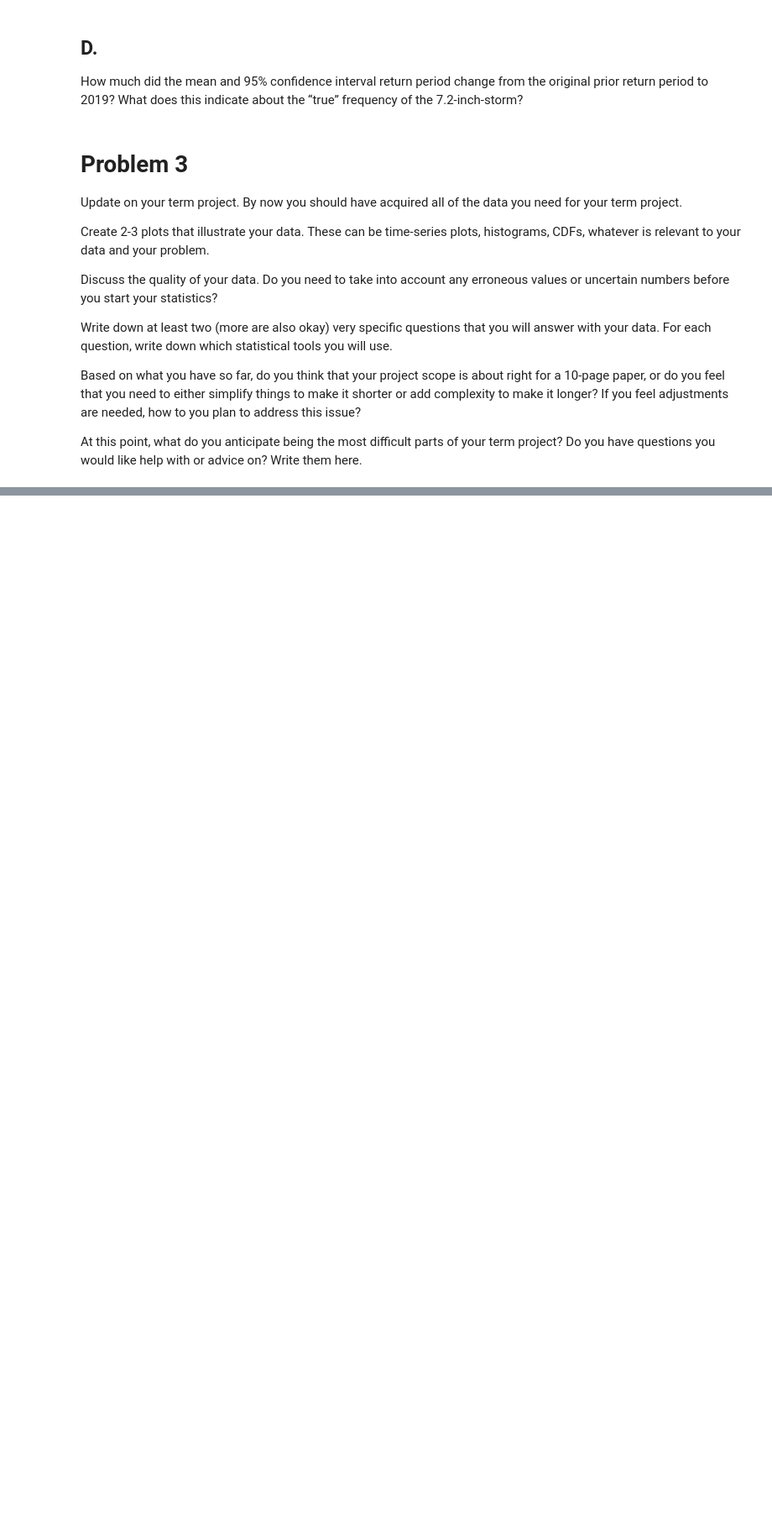
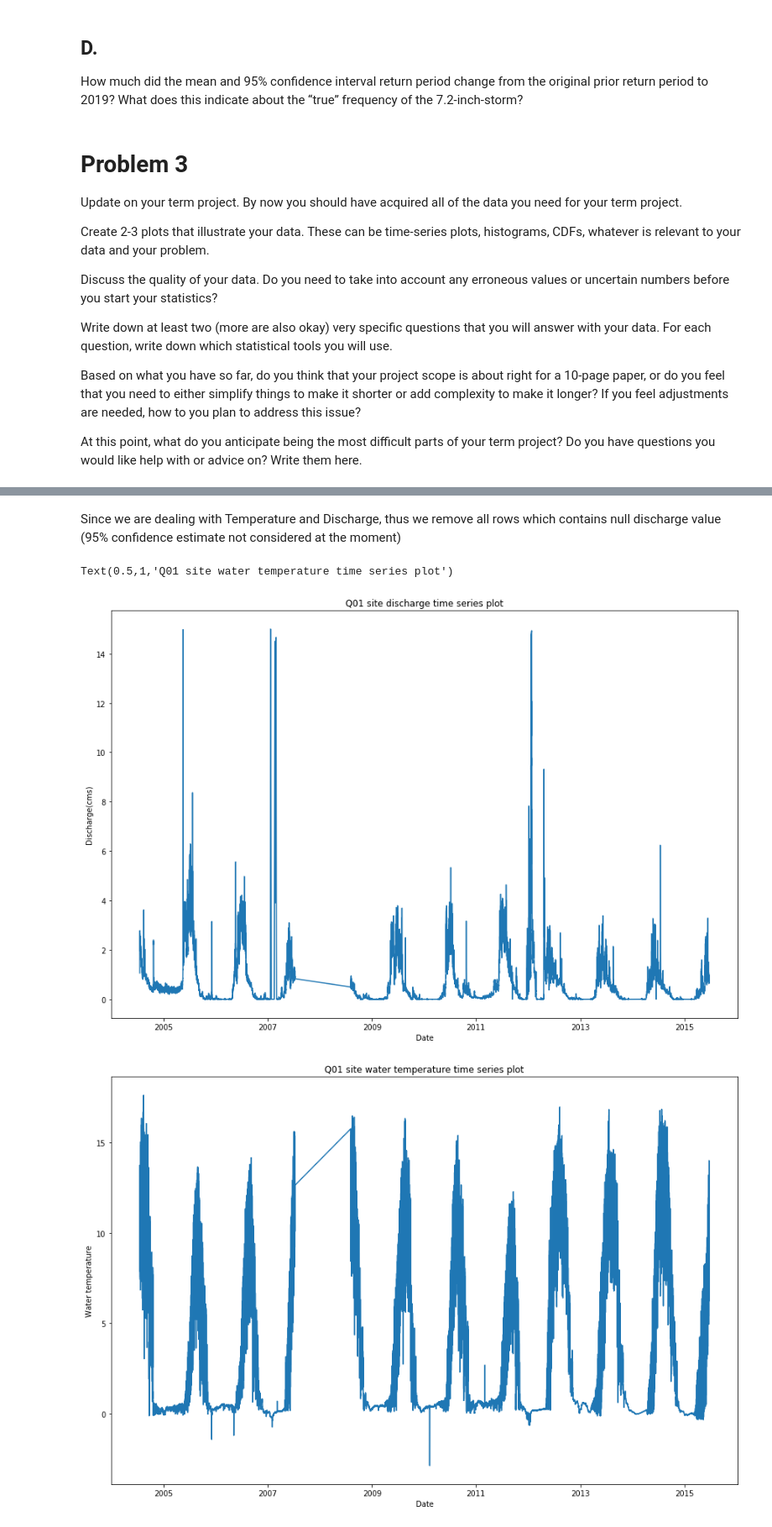
Before and after one commit to AzusaSayuri/UW-Data-analysis, a Jupyter notebook: HW5/Assignment 5 Ximin Hu.ipynb, the cells around one changed output, grey strips where cells are left out. Shown at 84% size. Saved outputs shown, nothing was run; the diff lists cells and outputs as text; code cells hidden in the pictures; blank space fills up the shorter version.

```diff
--- a/HW5/Assignment 5 Ximin Hu.ipynb
+++ b/HW5/Assignment 5 Ximin Hu.ipynb
@@ -117,0 +183,2 @@ At this point, what do you anticipate being the most difficult parts of your ter
+# %% [markdown]
+Since we are dealing with Temperature and Discharge, thus we remove all rows which contains null discharge value (95% confidence estimate not considered at the moment)
@@ -117,0 +188,16 @@ At this point, what do you anticipate being the most difficult parts of your ter
+# %%
+plt.figure(figsize=(15,10))
+plt.plot(df_Q01_07['date_time(inGMT_PDTplus7)'],df_Q01_07[' estimated_discharge(cms)'])
+plt.xlabel('Date')
+plt.ylabel('Discharge(cms)')
+plt.title('Q01 site discharge time series plot')
+
+plt.figure(figsize=(15,10))
+plt.plot(df_Q01_07['date_time(inGMT_PDTplus7)'],df_Q01_07[' water_temperature(deg_C)'])
+plt.xlabel('Date')
+plt.ylabel('Water temperature')
+plt.title('Q01 site water temperature time series plot')
+# %% [output]
+Text(0.5,1,'Q01 site water temperature time series plot')
+[figure, added]
+[figure, added]
```
Also changed, not shown: parts of 14 cells of this notebook, 6 other files.
